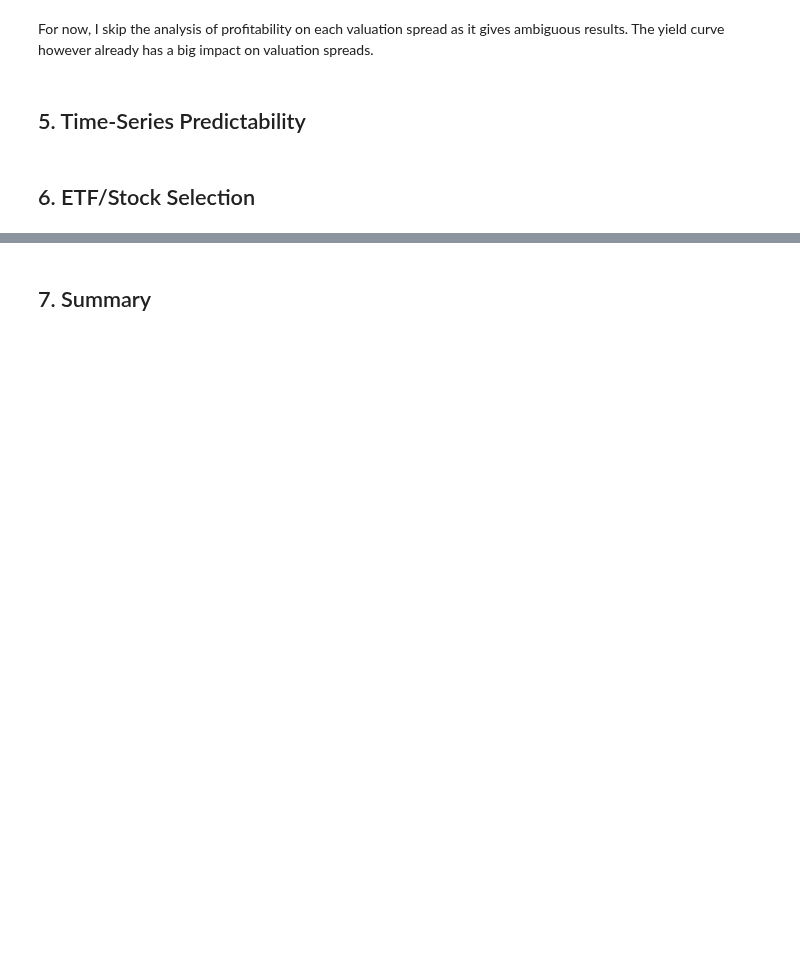
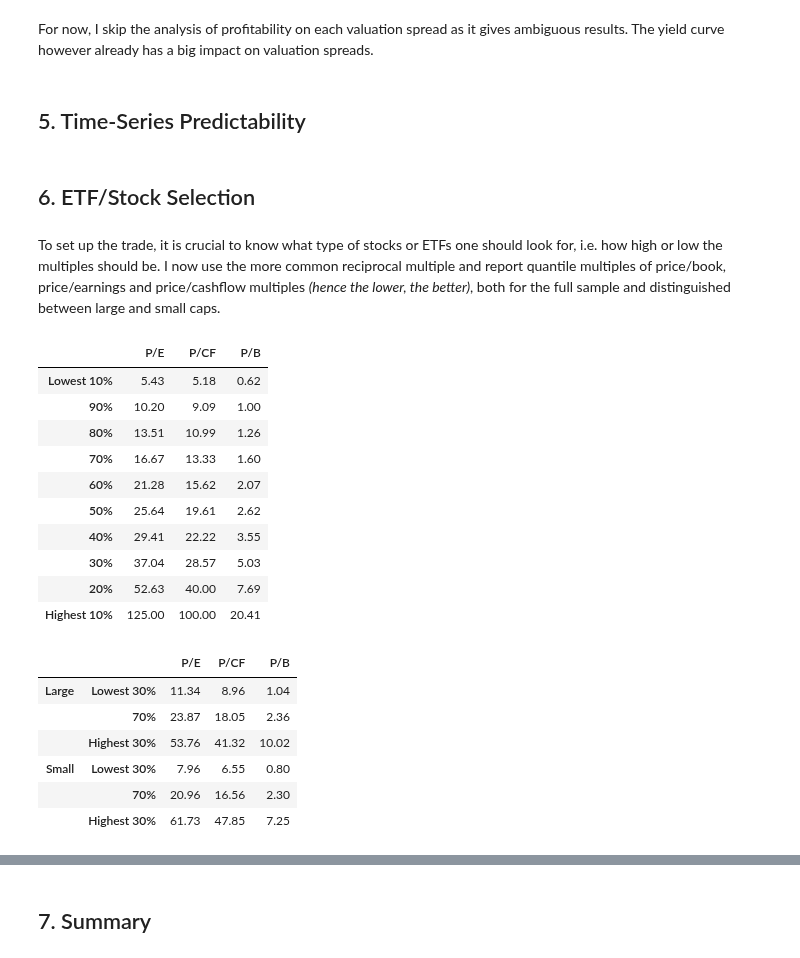
Before and after one commit to jonasniemeyer/investing-ideas, a Jupyter notebook: analyzing_the_value_premium.ipynb, the cells around one changed output, grey strips where cells are left out. Saved outputs shown, nothing was run; the diff lists cells and outputs as text; code cells hidden in the pictures; blank space fills up the shorter version.

Commit message:
add stock selection multiple quantiles

```diff
--- a/analyzing_the_value_premium.ipynb
+++ b/analyzing_the_value_premium.ipynb
@@ -861,3 +859,57 @@ For now, I skip the analysis of profitability on each valuation spread as it giv
 ## 5.&nbsp;Time-Series&nbsp;Predictability
 # %% [markdown]
 ## 6.&nbsp;ETF/Stock&nbsp;Selection
+# %% [markdown]
+To set up the trade, it is crucial to know what type of stocks or ETFs one should look for, i.e. how high or low the multiples should be. I now use the more common reciprocal multiple and report quantile multiples of price/book, price/earnings and price/cashflow multiples *(hence the lower, the better)*, both for the full sample and distinguished between large and small caps.
+# %%
+multiples_single = pd.DataFrame(columns=["P/E", "P/CF", "P/B"])
+for i in range(10, 0, -1):
+    if i == 1:
+        multiples_single.loc["Highest 10%", "P/E"] = 1/ep_sorted_data["Value Weight Average of E / ME"]["Lo 10"].iloc[-1]
+        multiples_single.loc["Highest 10%", "P/CF"] = 1/cfp_sorted_data["Value Weight Average of CF / ME"]["Lo 10"].iloc[-1]
+        multiples_single.loc["Highest 10%", "P/B"] = 1/bm_sorted_data["Value Weight Average of BE / ME"]["Lo 10"].iloc[-1]
+    elif i == 10:
+        multiples_single.loc["Lowest 10%", "P/E"] = 1/ep_sorted_data["Value Weight Average of E / ME"]["Hi 10"].iloc[-1]
+        multiples_single.loc["Lowest 10%", "P/CF"] = 1/cfp_sorted_data["Value Weight Average of CF / ME"]["Hi 10"].iloc[-1]
+        multiples_single.loc["Lowest 10%", "P/B"] = 1/bm_sorted_data["Value Weight Average of BE / ME"]["Hi 10"].iloc[-1]
+    else:
+        multiples_single.loc[f"{(i)/10:.0%}", "P/E"] = 1/ep_sorted_data["Value Weight Average of E / ME"][f"Dec {i}"].iloc[-1]
+        multiples_single.loc[f"{(i)/10:.0%}", "P/CF"] = 1/cfp_sorted_data["Value Weight Average of CF / ME"][f"Dec {i}"].iloc[-1]
+        multiples_single.loc[f"{(i)/10:.0%}", "P/B"] = 1/bm_sorted_data["Value Weight Average of BE / ME"][f"Dec {i}"].iloc[-1]
+multiples_single = multiples_single.applymap(lambda x: np.round(x, 2))
+
+
+multiples_double = pd.DataFrame(
+    columns=["P/E", "P/CF", "P/B"],
+    index=pd.MultiIndex.from_product([["Large", "Small"], ["Lowest 30%", "70%", "Highest 30%"]])
+)
+i = 0
+for size in range(1, -1, -1):
+    for value in range(2, -1, -1):
+        multiples_double.loc[multiples_double.index[i], "P/E"] = (1/ep_size_sorted_data["Value Weight Average of E/P when portfolio is formed"].iloc[-1, size*3+value])
+        multiples_double.loc[multiples_double.index[i], "P/CF"] = (1/cfp_size_sorted_data["Value Weight Average of CF/P when portfolio is formed"].iloc[-1, size*3+value])
+        multiples_double.loc[multiples_double.index[i], "P/B"] = (1/bm_size_sorted_data["Value Weight Average of BE/ME"].iloc[-1, size*3+value])
+        i += 1
+multiples_double = multiples_double.applymap(lambda x: np.round(x, 2))
+# %%
+display(multiples_single)
+display(multiples_double)
+# %% [output]
+|  | P/E | P/CF | P/B |
+| Lowest 10% | 5.43 | 5.18 | 0.62 |
+| 90% | 10.20 | 9.09 | 1.00 |
+| 80% | 13.51 | 10.99 | 1.26 |
+| 70% | 16.67 | 13.33 | 1.60 |
+| 60% | 21.28 | 15.62 | 2.07 |
+| 50% | 25.64 | 19.61 | 2.62 |
+| 40% | 29.41 | 22.22 | 3.55 |
+| 30% | 37.04 | 28.57 | 5.03 |
+| 20% | 52.63 | 40.00 | 7.69 |
+| Highest 10% | 125.00 | 100.00 | 20.41 |
+|  |  | P/E | P/CF | P/B |
+| Large | Lowest 30% | 11.34 | 8.96 | 1.04 |
+|  | 70% | 23.87 | 18.05 | 2.36 |
+|  | Highest 30% | 53.76 | 41.32 | 10.02 |
+| Small | Lowest 30% | 7.96 | 6.55 | 0.80 |
+|  | 70% | 20.96 | 16.56 | 2.30 |
+|  | Highest 30% | 61.73 | 47.85 | 7.25 |
```
Also changed, not shown: parts of 9 cells of this notebook.
